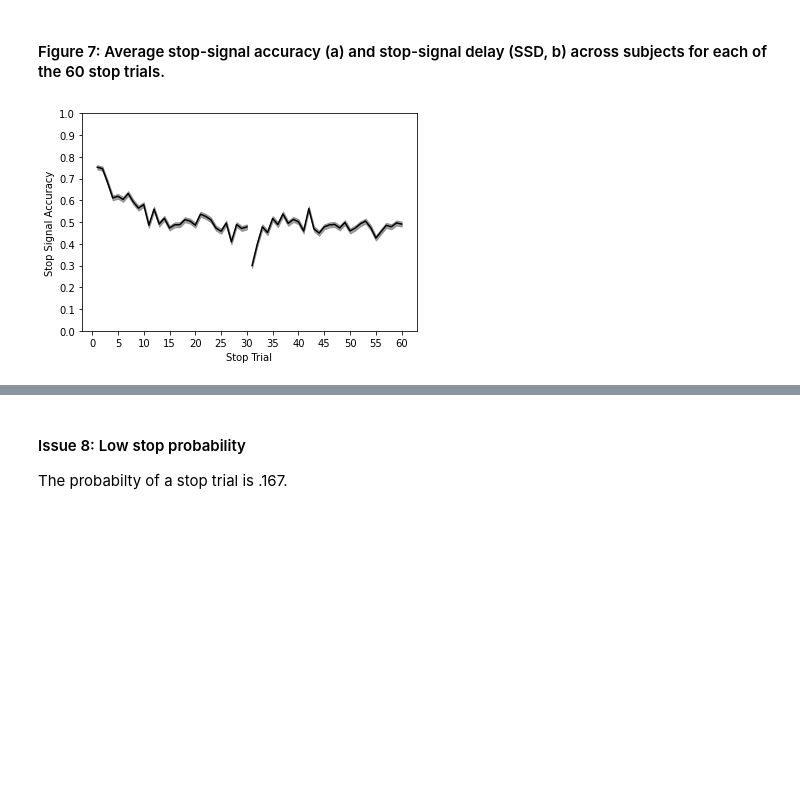
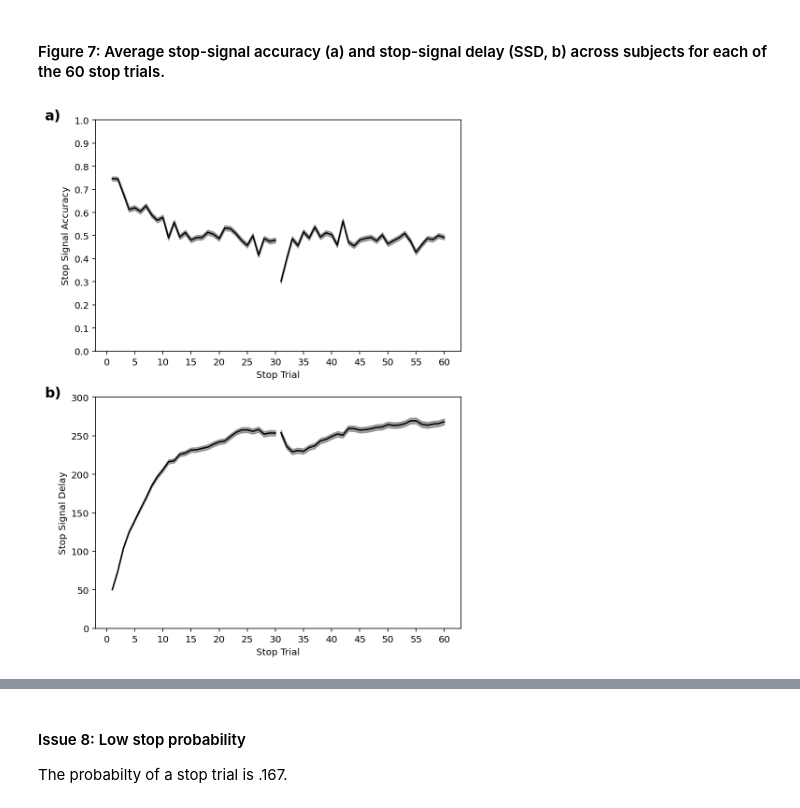
Before and after one commit to mckenziephagen/ABCD_Stop_Signal, a Jupyter notebook: scripts/SST_manuscript/SST_problems.ipynb, the cells around one changed output, grey strips where cells are left out. Saved outputs shown, nothing was run; the diff lists cells and outputs as text; code cells hidden in the pictures; blank space fills up the shorter version.

```diff
--- a/scripts/SST_manuscript/SST_problems.ipynb
+++ b/scripts/SST_manuscript/SST_problems.ipynb
@@ -224 +250,6 @@ std_ssd_acc = ssd_acc_df.groupby('SSDDur').apply(lambda x: np.std(x))
+# %%
+temp_df = pd.DataFrame()
+
+temp_df['accuracy'] = data_points
+temp_df['ssd'] = ssd
 # %%
@@ -471,0 +514,13 @@ There are some trials thave have the incorrect coding in TrialCode, and other ac
+# %%
+switch_subjects = pd.read_csv('../../ABCDStudyNDA/abcd_sst02.txt', sep = '\t', index_col='subjectkey', low_memory=False)
+switch_subjects = switch_subjects['tfmri_sst_beh_switchflag'].astype(str)
+switch_subjects = switch_subjects[switch_subjects == '1'].index
+switch_subjects = [i[-8:] for i in switch_subjects]
+# %%
+switch_df = pd.DataFrame()
+switch_list = []
+# %%
+for i in switch_subjects:
+    temp_df = SST_concat.loc[SST_concat['NARGUID'] == i]
+    switch_list.append(temp_df)
+    switch_df = pd.concat(switch_list)
@@ -541,23 +639,54 @@ acc_df['lower'] = acc_ci_lower
 # %% [markdown]
 ####  Figure 7: Average stop-signal accuracy (a) and stop-signal delay (SSD, b) across subjects for each of the 60 stop trials.
 # %%
-plt.plot(acc_df['StopTrial'][:30], acc_df['Accuracy'][:30], color='black')
-plt.plot(acc_df['StopTrial'][30:], acc_df['Accuracy'][30:], color='black')
+fig, axs = plt.subplots(2, 1, figsize=(7, 10))
+axs[0].plot(acc_df['StopTrial'][:30], acc_df['Accuracy'][:30], color='black')
+
+axs[0].plot(acc_df['StopTrial'][30:], acc_df['Accuracy'][30:], color='black')
+
+# for stop_trial_num in np.arange(1,60,1):
+#     plt.plot(SST_concat.loc[SST_concat['StopTrial'] == stop_trial_num]['SSDDur'])
+
+axs[0].fill_between(x=acc_df['StopTrial'][:30], y1=acc_df['lower'][:30],
+                 y2=acc_df['upper'][:30], color='grey', alpha=.75)
+
+axs[0].fill_between(x=acc_df['StopTrial'][30:], y1=acc_df['lower'][30:],
+                 y2=acc_df['upper'][30:], color='grey', alpha=.75)
+
+axs[0].set(xlabel='Stop Trial',ylabel='Stop Signal Accuracy')
+
+#plt.title('Stop Signal Accuracy by Number of Stop Trial')
+#plt.axvline(x=30.5, color = 'grey', alpha = 1.0, lw=1.0, ls='--')
+axs[0].set_yticks(np.arange(0,1.1, .1))
+axs[0].set_xticks(np.arange(0,61,5))
+#axs[0].annotate('a)', xy=(0,.9))
+
+axs[0].text(-11, 1, 'a)',
+            size=15, weight='bold')
 
 
-plt.fill_between(x=acc_df['StopTrial'][:30], y1=acc_df['lower'][:30],
-                 y2=acc_df['upper'][:30], color='grey', alpha=.75)
+axs[1].plot(acc_df['StopTrial'][:30], acc_df['SSD'][:30], color='black')
+axs[1].plot(acc_df['StopTrial'][30:], acc_df['SSD'][30:], color='black')
+axs[1].fill_between(x=acc_df['StopTrial'][:30], y1=acc_df['SSD'][:30]-(1.96*acc_df['ssd_standard_error'][:30]),
+                 y2=acc_df['SSD'][:30]+(1.96*acc_df['ssd_standard_error'][:30]), color='grey', alpha=.75
+                            )
 
-plt.fill_between(x=acc_df['StopTrial'][30:], y1=acc_df['lower'][30:],
-                 y2=acc_df['upper'][30:], color='grey', alpha=.75)
+# for stop_trial_num in np.arange(1,31,1):
+#     plt.plot(np.ones((8463,)) * stop_trial_num, SST_concat.loc[SST_concat['StopTrial'] == stop_trial_num]['SSDDur'], '.', alpha=.00625, color='lightblue')
 
-plt.xlabel('Stop Trial')
-plt.ylabel('Stop Signal Accuracy')
-#plt.title('Stop Signal Accuracy by Number of Stop Trial')
-#plt.axvline(x=30.5, color = 'grey', alpha = 1.0, lw=1.0, ls='--')
-plt.yticks(np.arange(0,1.1, .1))
-plt.xticks(np.arange(0,61,5))
-plt.savefig('stop_signal_accuracy_across_stop_trial.png', dpi=300)
-plt.show() #needs error bars
+# for stop_trial_num in np.arange(31,61,1):
+#     plt.plot(np.ones((8463,)) * stop_trial_num, SST_concat.loc[SST_concat['StopTrial'] == stop_trial_num]['SSDDur'], '.', alpha=.00625, color='lightblue')
+
+axs[1].text(-11, 300, 'b)',
+            size=15, weight='bold')
+axs[1].fill_between(x=acc_df['StopTrial'][30:], y1=acc_df['SSD'][30:]-(1.96*acc_df['ssd_standard_error'][30:]),
+                                           y2=acc_df['SSD'][30:]+(1.96*acc_df['ssd_standard_error'][30:]), color='grey',
+                alpha=.75)
+axs[1].set_xlabel('Stop Trial')
+axs[1].set_ylabel('Stop Signal Delay')
+axs[1].set_xticks(np.arange(0,61,5))
+axs[1].set_yticks(np.arange(0, 350, 50))
+plt.savefig('ssd_and_acc_across_stop_trial.png', dpi=300)
+plt.show()
 # %% [output]
-[figure, old version]
+[figure, new version]
```
Also changed, not shown: parts of 68 cells of this notebook, 2 other files.
